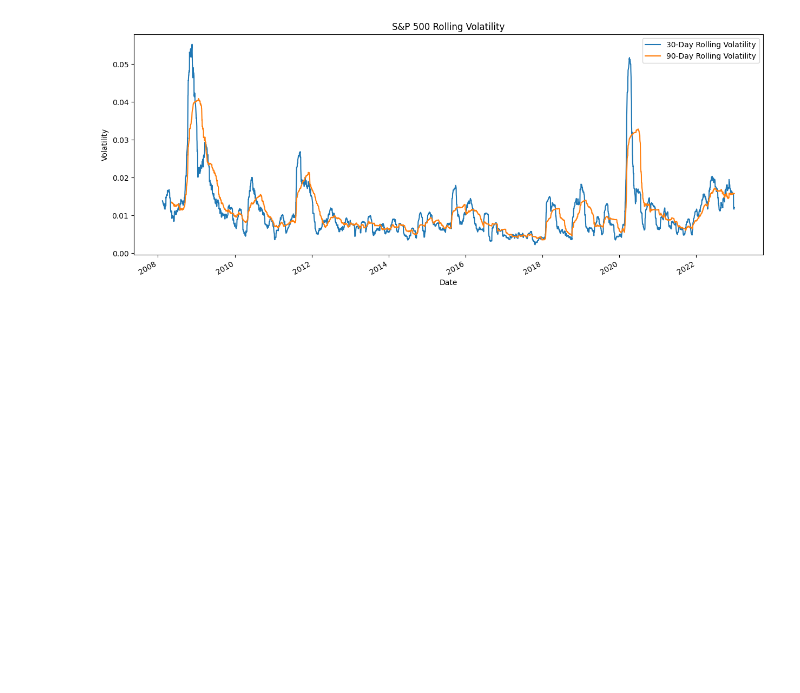
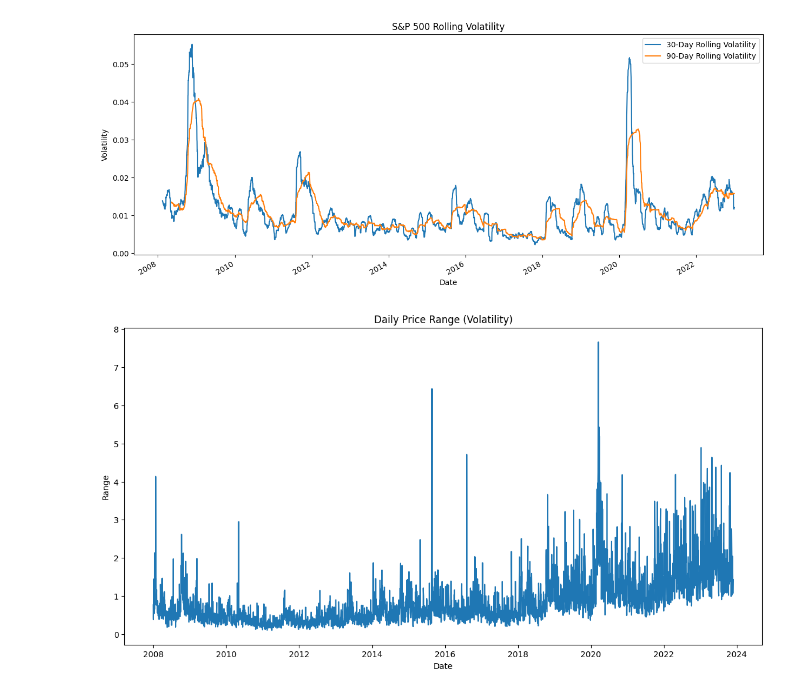
Before and after one commit to jmmzhng-pro/DSCI_631_Project, a Jupyter notebook: Data_Acquisition_and_EDA_for_Stocks,_S_&_P_500.ipynb, the cells around one changed output. Cells and saved outputs as stored; diff of their text form; code cells hidden in the pictures; blank space fills up the shorter version.

```diff
--- a/Data_Acquisition_and_EDA_for_Stocks,_S_&_P_500.ipynb
+++ b/Data_Acquisition_and_EDA_for_Stocks,_S_&_P_500.ipynb
@@ -352,3 +382,13 @@ plt.legend()
 plt.show()
 # %% [output]
 [figure]
+# %%
+# Plotting Daily Range (Volatility)
+plt.figure(figsize=(14, 7))
+plt.plot(mrk_data['Daily_Range'])
+plt.title('Daily Price Range (Volatility)')
+plt.ylabel('Range')
+plt.xlabel('Date')
+plt.show()
+# %% [output]
+[figure, added]
```
Also changed, not shown: parts of 10 cells of this notebook.
